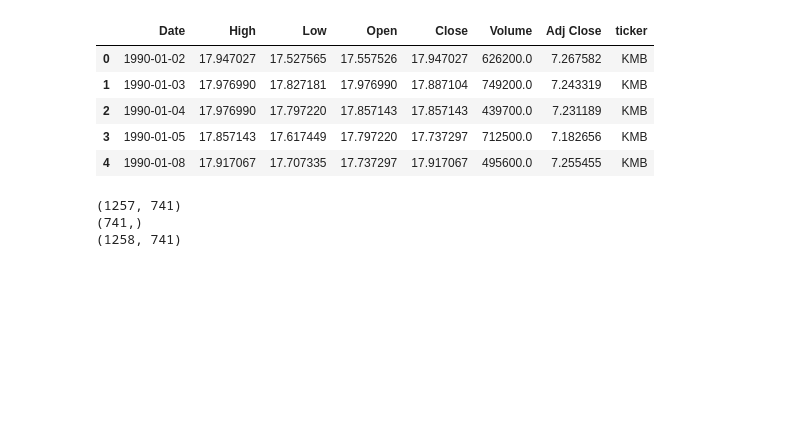
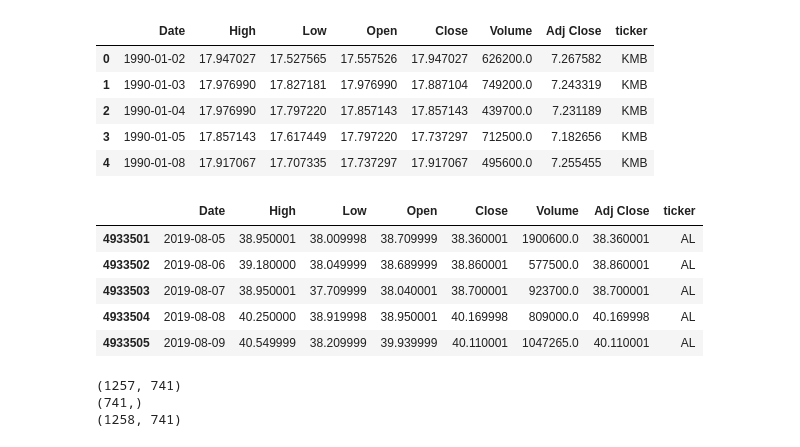
Before and after one commit to rwuebker/backtesting, a Jupyter notebook: exp_CVX.ipynb, the cells around one changed output. Saved outputs shown, nothing was run; the diff lists cells and outputs as text; code cells hidden in the pictures; blank space fills up the shorter version.

```diff
--- a/exp_CVX.ipynb
+++ b/exp_CVX.ipynb
@@ -61,6 +61,15 @@ prices.head()
 | 2 | 1990-01-04 | 17.976990 | 17.797220 | 17.857143 | 17.857143 | 439700.0 | 7.231189 | KMB |
 | 3 | 1990-01-05 | 17.857143 | 17.617449 | 17.797220 | 17.737297 | 712500.0 | 7.182656 | KMB |
 | 4 | 1990-01-08 | 17.917067 | 17.707335 | 17.737297 | 17.917067 | 495600.0 | 7.255455 | KMB |
+# %%
+prices.tail()
+# %% [output]
+|  | Date | High | Low | Open | Close | Volume | Adj Close | ticker |
+| 4933501 | 2019-08-05 | 38.950001 | 38.009998 | 38.709999 | 38.360001 | 1900600.0 | 38.360001 | AL |
+| 4933502 | 2019-08-06 | 39.180000 | 38.049999 | 38.689999 | 38.860001 | 577500.0 | 38.860001 | AL |
+| 4933503 | 2019-08-07 | 38.950001 | 37.709999 | 38.040001 | 38.700001 | 923700.0 | 38.700001 | AL |
+| 4933504 | 2019-08-08 | 40.250000 | 38.919998 | 38.950001 | 40.169998 | 809000.0 | 40.169998 | AL |
+| 4933505 | 2019-08-09 | 40.549999 | 38.209999 | 39.939999 | 40.110001 | 1047265.0 | 40.110001 | AL |
 # %%
 def transform_prices(df, end_date_str):
     prices_temp = df.pivot(index='Date', columns='ticker', values='Adj Close')
```
Also changed, not shown: parts of 29 cells of this notebook.
